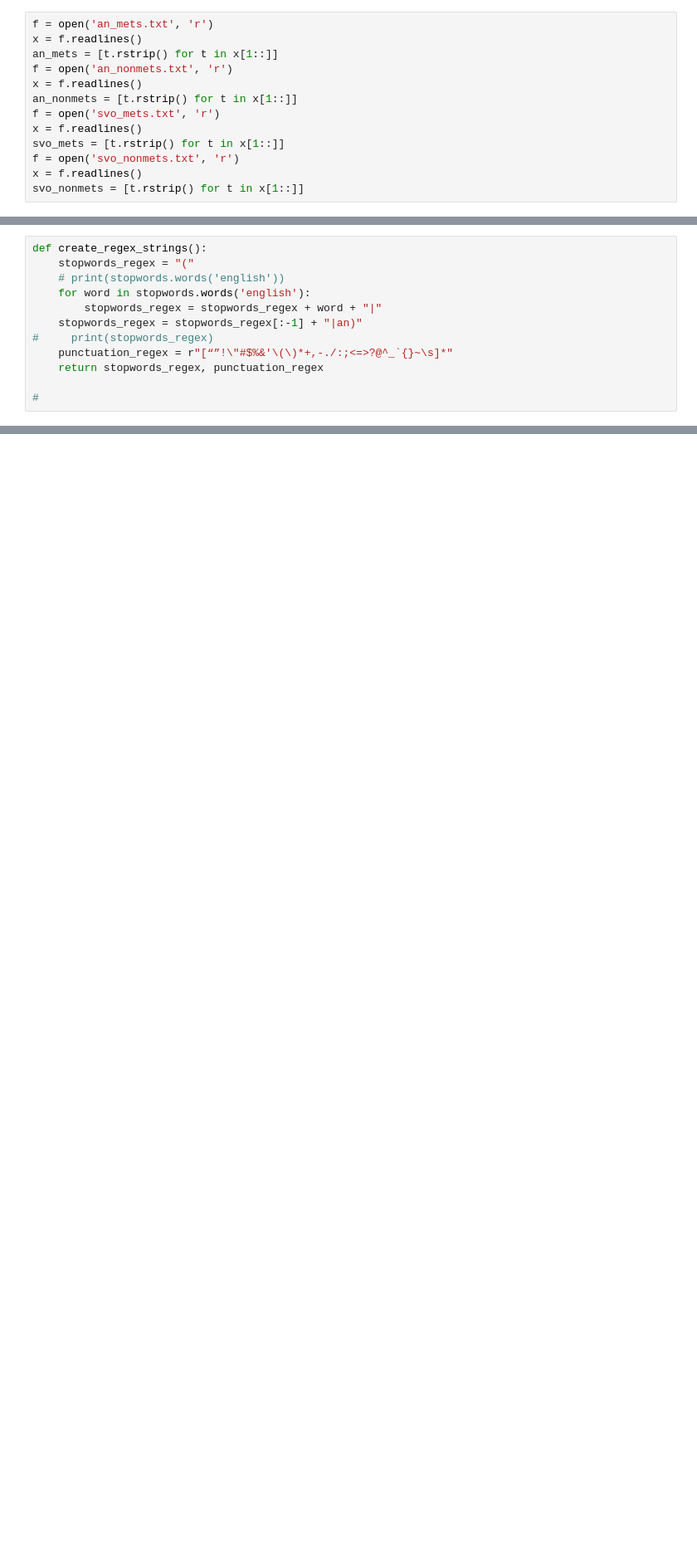
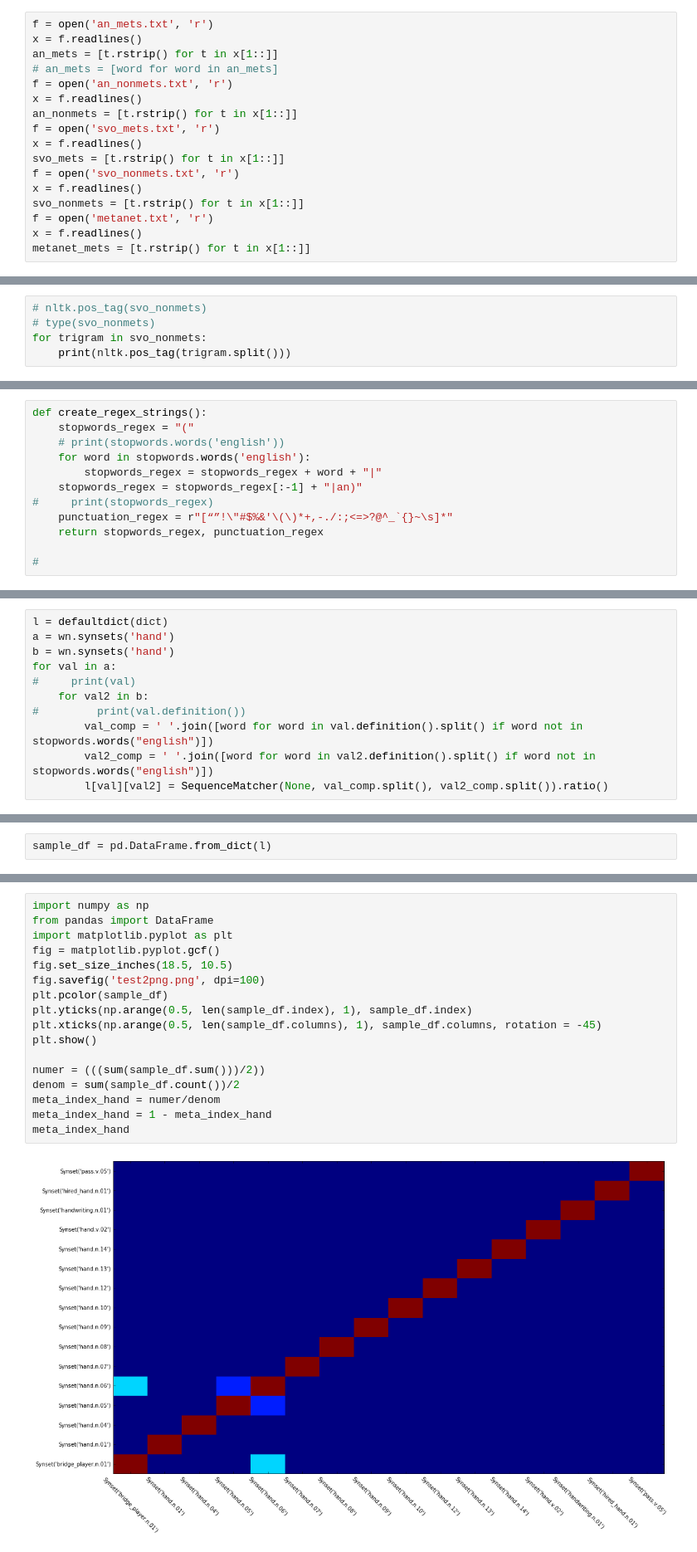
Before and after one commit to gajeam/Pulitzer-Prize-Styleometrics-Project, a Jupyter notebook: Rule 1 metaphor/Metaphor detection with ytsvetko metaphor corpus and metanet.ipynb, the cells around one changed output, grey strips where cells are left out. Shown: that part at 83% size. Cells and saved outputs as stored; diff of their text form; blank space fills up the shorter version.

```diff
--- a/Rule 1 metaphor/Metaphor detection with ytsvetko metaphor corpus and metanet.ipynb
+++ b/Rule 1 metaphor/Metaphor detection with ytsvetko metaphor corpus and metanet.ipynb
@@ -637,6 +743,7 @@ import random
 f = open('an_mets.txt', 'r')
 x = f.readlines()
 an_mets = [t.rstrip() for t in x[1::]]
+# an_mets = [word for word in an_mets]
 f = open('an_nonmets.txt', 'r')
 x = f.readlines()
 an_nonmets = [t.rstrip() for t in x[1::]]
@@ -646,3 +753,6 @@ svo_mets = [t.rstrip() for t in x[1::]]
 f = open('svo_nonmets.txt', 'r')
 x = f.readlines()
 svo_nonmets = [t.rstrip() for t in x[1::]]
+f = open('metanet.txt', 'r')
+x = f.readlines()
+metanet_mets = [t.rstrip() for t in x[1::]]
@@ -648,0 +778,5 @@ svo_nonmets = [t.rstrip() for t in x[1::]]
+# %%
+# nltk.pos_tag(svo_nonmets)
+# type(svo_nonmets)
+for trigram in svo_nonmets:
+    print(nltk.pos_tag(trigram.split()))
@@ -907,0 +1278,11 @@ print(metaphor_list)
+# %%
+l = defaultdict(dict)
+a = wn.synsets('hand')
+b = wn.synsets('hand')
+for val in a:
+#     print(val)
+    for val2 in b:
+#         print(val.definition())
+        val_comp = ' '.join([word for word in val.definition().split() if word not in stopwords.words("english")])
+        val2_comp = ' '.join([word for word in val2.definition().split() if word not in stopwords.words("english")])
+        l[val][val2] = SequenceMatcher(None, val_comp.split(), val2_comp.split()).ratio()
@@ -907,0 +1309,2 @@ print(metaphor_list)
+# %%
+sample_df = pd.DataFrame.from_dict(l)
@@ -907,0 +1331,19 @@ print(metaphor_list)
+# %%
+import numpy as np
+from pandas import DataFrame
+import matplotlib.pyplot as plt
+fig = matplotlib.pyplot.gcf()
+fig.set_size_inches(18.5, 10.5)
+fig.savefig('test2png.png', dpi=100)
+plt.pcolor(sample_df)
+plt.yticks(np.arange(0.5, len(sample_df.index), 1), sample_df.index)
+plt.xticks(np.arange(0.5, len(sample_df.columns), 1), sample_df.columns, rotation = -45)
+plt.show()
+
+numer = (((sum(sample_df.sum()))/2))
+denom = sum(sample_df.count())/2
+meta_index_hand = numer/denom
+meta_index_hand = 1 - meta_index_hand
+meta_index_hand
+# %% [output]
+[figure, added]
```
Also changed, not shown: parts of 78 cells of this notebook, 10 other files.
